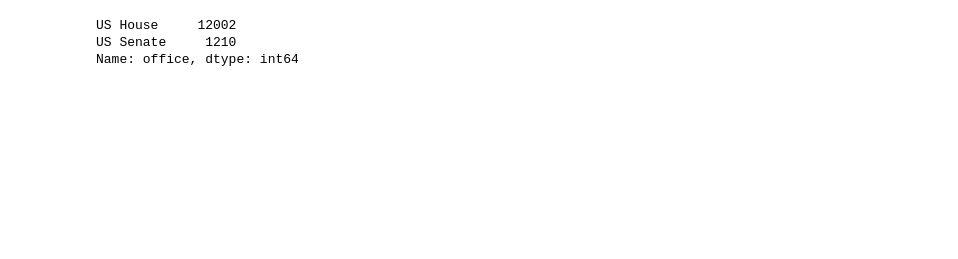
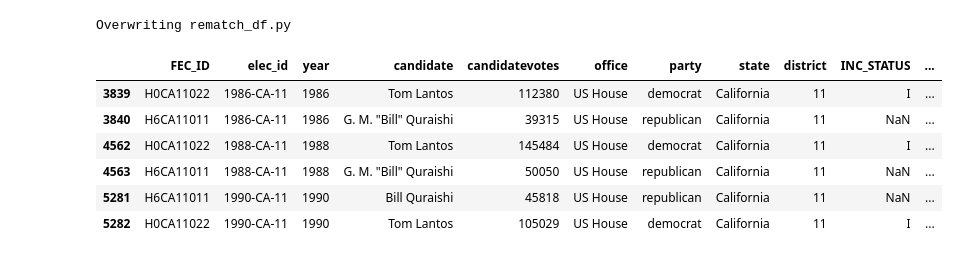
Before and after one commit to kellystroh/Federal-Election-Funding, a Jupyter notebook: rematch_df.ipynb, the cells around one changed output. Cells and saved outputs as stored; diff of their text form; code cells hidden in the pictures; blank space fills up the shorter version.

```diff
--- a/rematch_df.ipynb
+++ b/rematch_df.ipynb
@@ -34,9 +34,14 @@ for key, value in cand_pair_dct.items():
     rev_dict.setdefault(str(value), set()).add(key)
 rematch_list = [values for key, values in rev_dict.items() if len(values) > 1]
 
+rematch_elec_id = []
+for i in rematch_list:
+    for x in i:
+        rematch_elec_id.append(x)
+
 # create dataframe of the 13212 'candidate entries' (bear in mind each candidate is in there at least twice)
 index_list = [top2_cand.index[i][1] for i in range(len(top2_cand))]
-rematch_df_start = mer.merge_df_start[mer.merge_df_start.index.isin(index_list)]
+rematch_df_start = mer.merge_df_start[mer.merge_df_start['elec_id'].isin(rematch_elec_id)]
 
 '''
 
@@ -52,9 +57,65 @@ count_ttl
 '''
 
 rematch_cut = rematch_df_start[['FEC_ID','elec_id','year', 'candidate', 'candidatevotes', 'vote%', 'office', 'party', 'state', 'district','INC_STATUS','totalvotes', 'TTL_RECEIPTS', 'TTL_DISB']]
+
+rematch3 = rematch_cut[(~rematch_cut['delta_spend'].isna()) & (~rematch_cut['delta_vote'].isna())]
+rematch4 = rematch3[rematch3['delta_vote']!= 0]
+rematch4
+#I expected 1374; I got 1208 entries
+# missing 166
+
+for i in range(len(rematch_list)):
+    a = rematch_cut[rematch_cut['elec_id']==list(rematch_list[i])[0]].sort_values('FEC_ID').reset_index()
+    b = rematch_cut[rematch_cut['elec_id']==list(rematch_list[i])[1]].sort_values('FEC_ID').reset_index()
+    i1 = a['index'][0]
+    i2 = a['index'][1]
+    i3 = b['index'][0]
+    i4 = b['index'][1]
+    a.set_index('candidate')
+    b.set_index('candidate')
+    #print(a)
+    #print(i1, i2, i3, i4)
+
+    x = b['vote%']-a['vote%']
+    # delta_vote for cand-idx0 in election a
+    rematch_cut.loc[i1, 'delta_vote'] = 0
+    # delta_vote for cand-idx1 in election a
+    rematch_cut.loc[i2, 'delta_vote'] = 0
+    # delta_vote for cand-idx0 in election b
+    rematch_cut.loc[i3, 'delta_vote'] = x[0]
+    # delta_vote for cand-idx1 in election b
+    rematch_cut.loc[i4, 'delta_vote'] = x[1]
+    #print(x)
+    y = b['TTL_DISB']-a['TTL_DISB']
+    # delta_spend for cand-idx0 in election a
+    rematch_cut.loc[i1, 'delta_spend'] = 0
+    # delta_spend for cand-idx1 in election a
+    rematch_cut.loc[i2, 'delta_spend'] = 0
+    # delta_spend for cand-idx0 in election b
+    rematch_cut.loc[i3, 'delta_spend'] = y[0]
+    # delta_spend for cand-idx1 in election b
+    rematch_cut.loc[i4, 'delta_spend'] = y[1]
+    #print(y)
+
+rematch3 = rematch_cut[(~rematch_cut['delta_spend'].isna()) & (~rematch_cut['delta_vote'].isna())]
+rematch4 = rematch3[rematch3['delta_vote']!= 0]
+rematch4
+#I expected 1374; I got 1208 entries
+# missing 166
+# %% [output]
+Overwriting rematch_df.py
-# %%
-rematch_cut['office'].value_counts()
-# %% [output]
-US House     12002
-US Senate     1210
-Name: office, dtype: int64
+# %%
+def get_rematch_table(idx):
+    cand_rematch = mer.merge_df_cut[mer.merge_df_cut.loc[:, 'elec_id'].isin(rematch_list[idx])]
+    return cand_rematch[['FEC_ID','elec_id','year', 'candidate', 'candidatevotes', 'office', 'party', 'state',
+                         'district','INC_STATUS','totalvotes', 'TTL_RECEIPTS', 'TTL_DISB']]
+
+get_rematch_table(88)
+# %% [output]
+|  | FEC_ID | elec_id | year | candidate | candidatevotes | office | party | state | district | INC_STATUS | ... |
+| 3839 | H0CA11022 | 1986-CA-11 | 1986 | Tom Lantos | 112380 | US House | democrat | California | 11 | I | ... |
+| 3840 | H6CA11011 | 1986-CA-11 | 1986 | G. M. "Bill" Quraishi | 39315 | US House | republican | California | 11 | NaN | ... |
+| 4562 | H0CA11022 | 1988-CA-11 | 1988 | Tom Lantos | 145484 | US House | democrat | California | 11 | I | ... |
+| 4563 | H6CA11011 | 1988-CA-11 | 1988 | G. M. "Bill" Quraishi | 50050 | US House | republican | California | 11 | NaN | ... |
+| 5281 | H6CA11011 | 1990-CA-11 | 1990 | Bill Quraishi | 45818 | US House | republican | California | 11 | NaN | ... |
+| 5282 | H0CA11022 | 1990-CA-11 | 1990 | Tom Lantos | 105029 | US House | democrat | California | 11 | I | ... |
```
Also changed, not shown: parts of 5 cells of this notebook, 2 other files.
